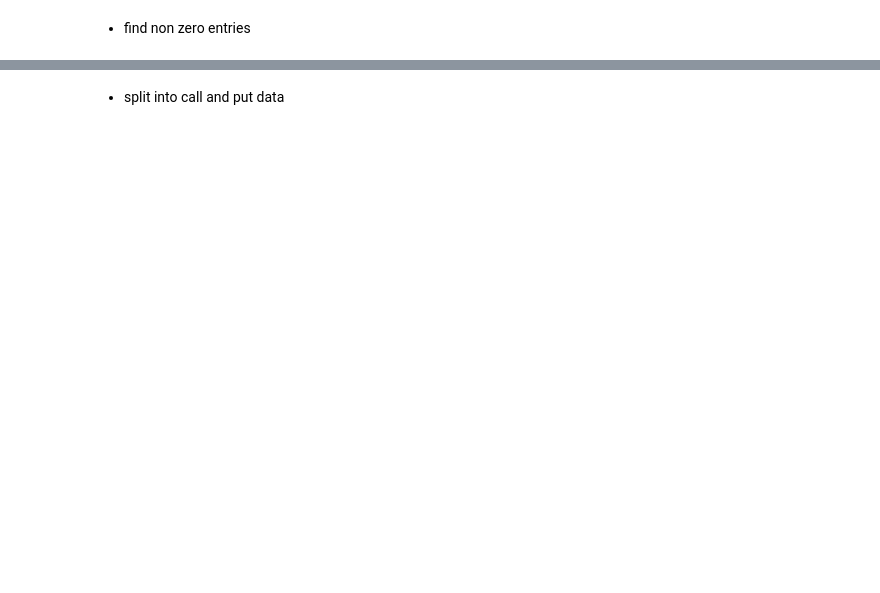
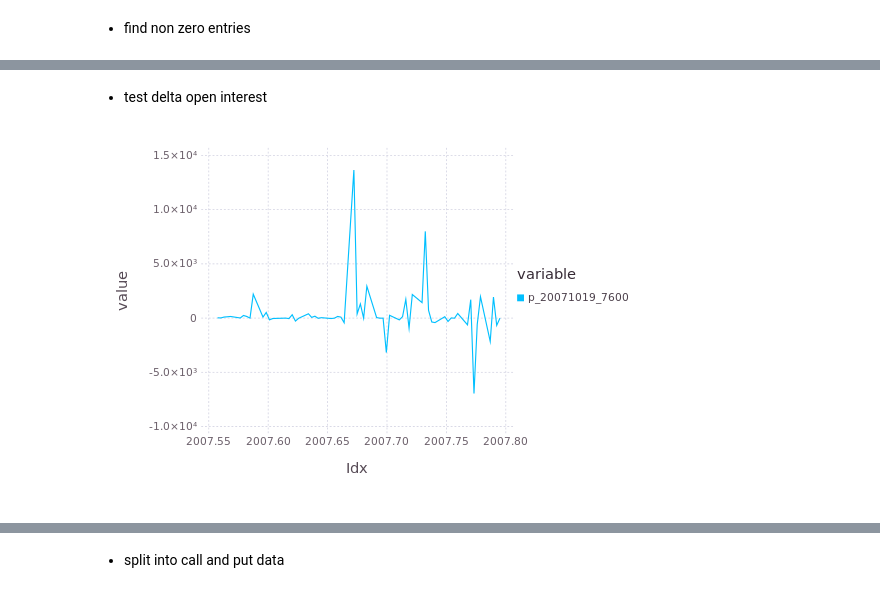
Before and after one commit to JuliaFinMetriX/option_prices, a Jupyter notebook: notebooks/option_liquidity.ipynb, the cells around one changed output, grey strips where cells are left out. Saved outputs shown, nothing was run; the diff lists cells and outputs as text; code cells hidden in the pictures; blank space fills up the shorter version.

```diff
--- a/notebooks/option_liquidity.ipynb
+++ b/notebooks/option_liquidity.ipynb
@@ -95,0 +156,17 @@ head(liquData)
+# %%
+# preallocation
+liquData[:DeltaOI] = zeros(nObs)
+
+@time begin
+
+    for opt in opts[:ID]
+        optionInds = liquData[:ID] .== opt
+
+        # get data
+        singleOptData = convert(Array, liquData[optionInds, :Open_Interest])
+
+        # get differences
+        deltaOI = [singleOptData[1], diff(singleOptData)]
+        liquData[optionInds, :DeltaOI] = deltaOI
+    end
+end
@@ -95,0 +185,18 @@ head(liquData)
+# %% [markdown]
+- test delta open interest
+# %%
+# pick random option
+rndOpt = rand(1:nOpts)
+
+# get associated observations
+optName = opts[rndOpt, :ID]
+singleOptData = liquData[liquData[:ID] .== optName, :]
+
+singleOptOI = DataFrame(option = singleOptData[:Open_Interest])
+names!(singleOptOI, [symbol(optName)])
+
+# plot open interest
+singleOptDataTm = Timematr(singleOptOI, convert(Array, singleOptData[:Date]))
+gdfPlot(singleOptDataTm)
+# %% [output]
+[figure, added]
```
Also changed, not shown: parts of 54 cells of this notebook, 2 other files.
